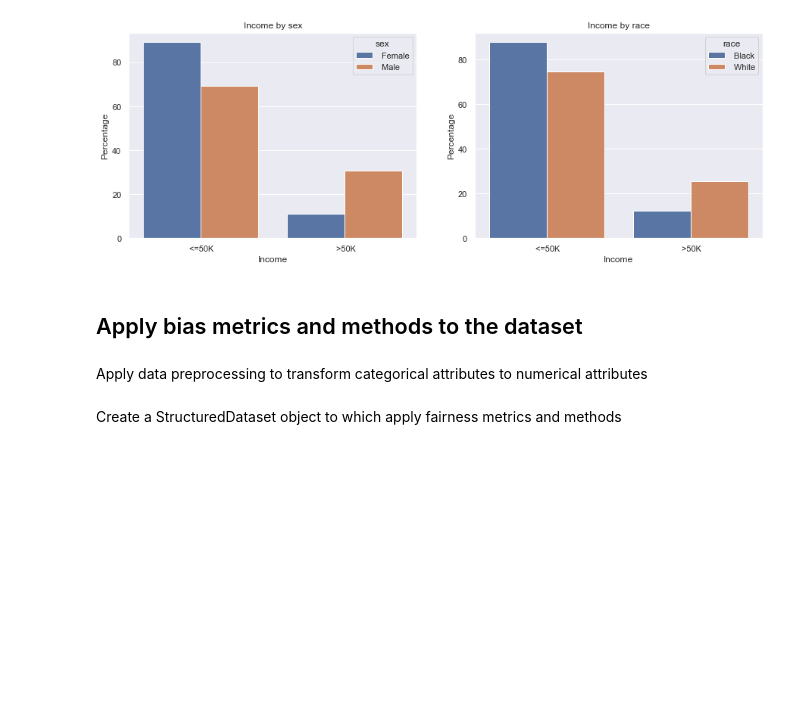
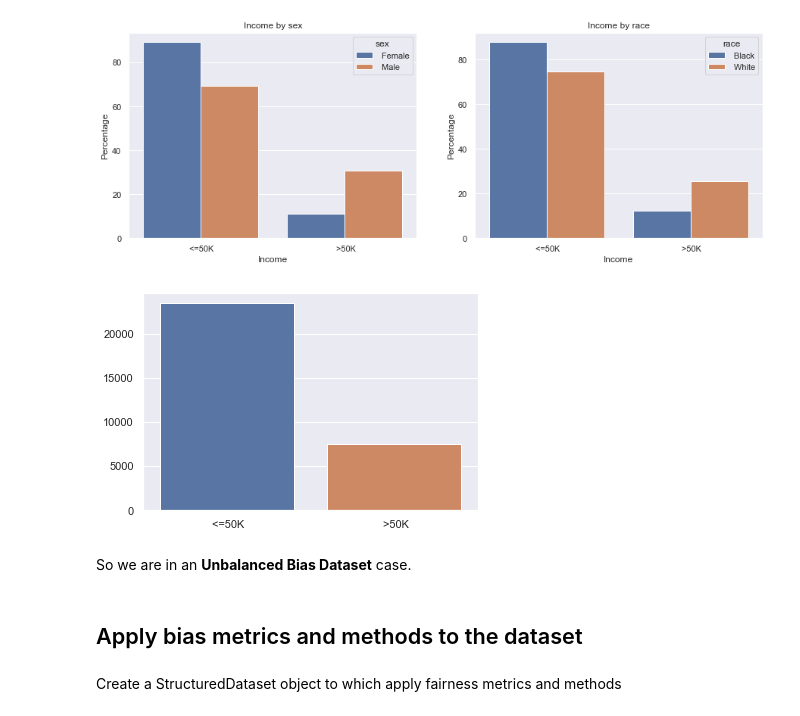
Before and after one commit to giordanoDaloisio/bias-mitigation-methods, a Jupyter notebook: Test Bias on Adult Dataset.ipynb, the cells around one changed output. Cells and saved outputs as stored; diff of their text form; code cells hidden in the pictures; blank space fills up the shorter version.

```diff
--- a/Test Bias on Adult Dataset.ipynb
+++ b/Test Bias on Adult Dataset.ipynb
@@ -69,5 +351,12 @@ ax[1].set(xlabel='Income', ylabel='Percentage', title="Income by race")
 plt.show()
 # %% [output]
 [figure]
+# %%
+sns.barplot(x=adult_df['income'].value_counts().index, y=adult_df['income'].value_counts().values)
+plt.show()
+# %% [output]
+[figure, added]
+# %% [markdown]
+So we are in an **Unbalanced Bias Dataset** case.
 # %% [markdown]
 ## Apply bias metrics and methods to the dataset
@@ -79,8 +363,6 @@ from aif360.algorithms.preprocessing import Reweighing
 # %%
 lab_enc = LabelEncoder()
 ord_enc = OrdinalEncoder()
-# %% [markdown]
-Apply data preprocessing to transform categorical attributes to numerical attributes
 # %%
 adult_df.loc[adult_df['native-country'] == ' ?', 'native-country'] = 'Not known'
 adult_df['age_class'] = pd.cut(adult_df['age'],
```
Also changed, not shown: parts of 16 cells of this notebook, 3 other files.
